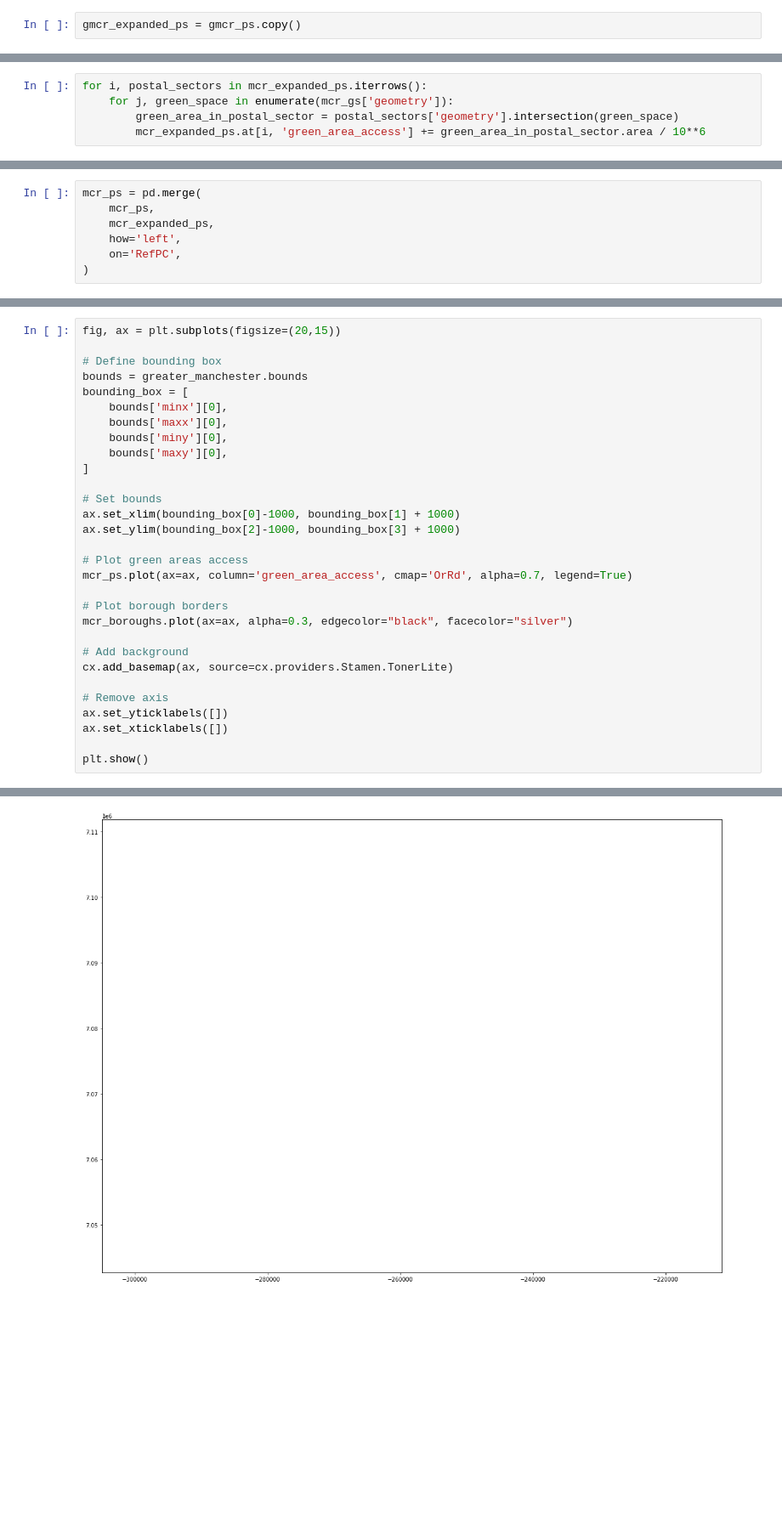
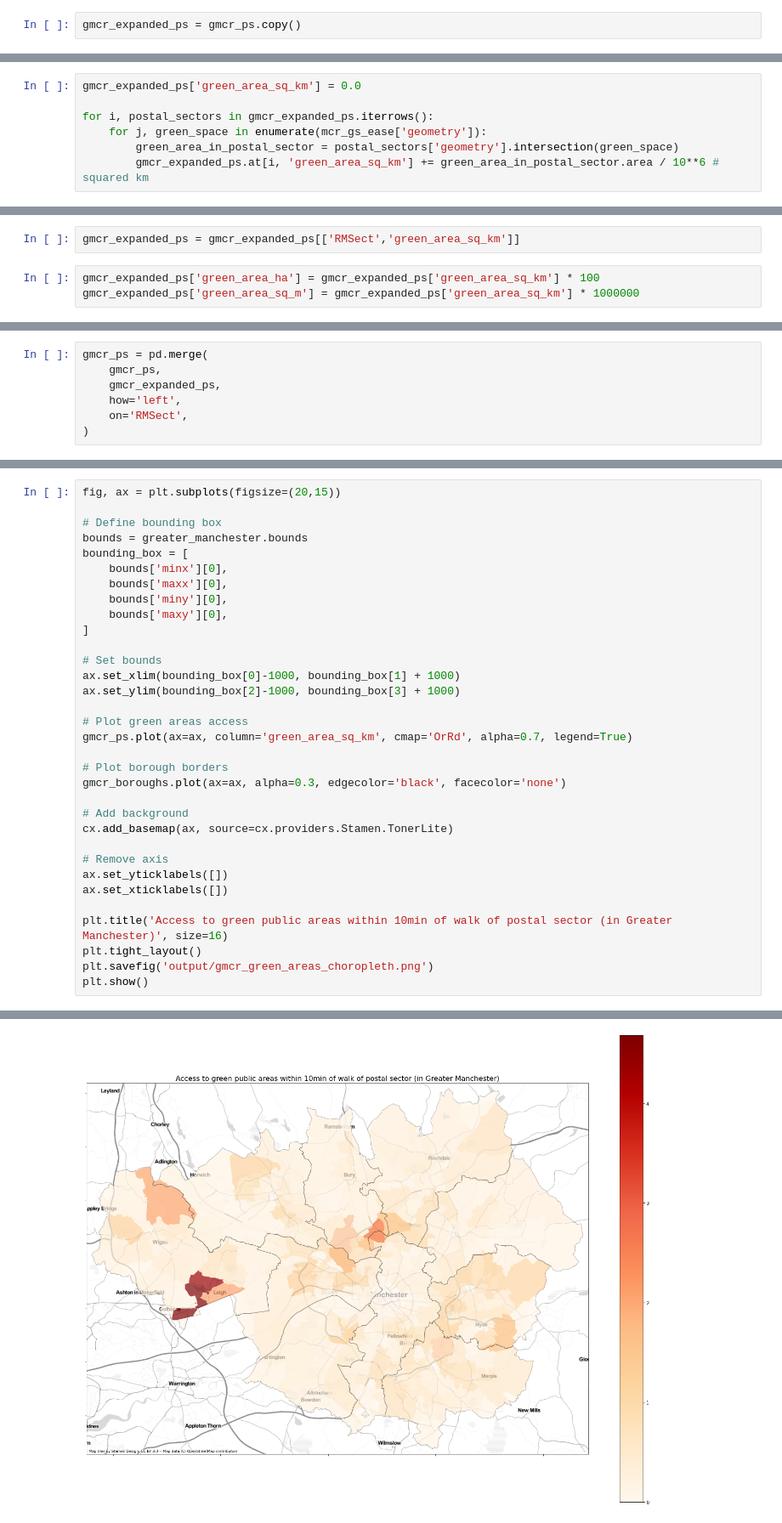
Before and after one commit to neperiana/data-science-projects, a Jupyter notebook: mapping_urban_green_areas/mapping_mcr_green_spaces.ipynb, the cells around one changed output, grey strips where cells are left out. Shown at 85% size. Cells and saved outputs as stored; diff of their text form; blank space fills up the shorter version.

Commit message:
fixing equal area projection

```diff
--- a/mapping_urban_green_areas/mapping_mcr_green_spaces.ipynb
+++ b/mapping_urban_green_areas/mapping_mcr_green_spaces.ipynb
@@ -303,5 +303,7 @@ mcr_expanded_ps.head()
 # %%
-for i, postal_sectors in mcr_expanded_ps.iterrows():
-    for j, green_space in enumerate(mcr_gs['geometry']):
+gmcr_expanded_ps['green_area_sq_km'] = 0.0
+
+for i, postal_sectors in gmcr_expanded_ps.iterrows():
+    for j, green_space in enumerate(mcr_gs_ease['geometry']):
         green_area_in_postal_sector = postal_sectors['geometry'].intersection(green_space)
-        mcr_expanded_ps.at[i, 'green_area_access'] += green_area_in_postal_sector.area / 10**6
+        gmcr_expanded_ps.at[i, 'green_area_sq_km'] += green_area_in_postal_sector.area / 10**6 # squared km
@@ -309,0 +310,5 @@ mcr_expanded_ps = mcr_expanded_ps[['RefPC','green_area_access']]
+# %%
+gmcr_expanded_ps = gmcr_expanded_ps[['RMSect','green_area_sq_km']]
+# %%
+gmcr_expanded_ps['green_area_ha'] = gmcr_expanded_ps['green_area_sq_km'] * 100
+gmcr_expanded_ps['green_area_sq_m'] = gmcr_expanded_ps['green_area_sq_km'] * 1000000
@@ -324,7 +333,7 @@ mcr_expanded_ps.sort_values(by='green_area_access', ascending=False).head(10)
 # %%
-mcr_ps = pd.merge(
-    mcr_ps,
-    mcr_expanded_ps,
+gmcr_ps = pd.merge(
+    gmcr_ps,
+    gmcr_expanded_ps,
     how='left',
-    on='RefPC',
+    on='RMSect',
 )
@@ -345,10 +356,10 @@ ax.set_xlim(bounding_box[0]-1000, bounding_box[1] + 1000)
 ax.set_ylim(bounding_box[2]-1000, bounding_box[3] + 1000)
 
 # Plot green areas access
-mcr_ps.plot(ax=ax, column='green_area_access', cmap='OrRd', alpha=0.7, legend=True)
+gmcr_ps.plot(ax=ax, column='green_area_sq_km', cmap='OrRd', alpha=0.7, legend=True)
 
 # Plot borough borders
-mcr_boroughs.plot(ax=ax, alpha=0.3, edgecolor="black", facecolor="silver")
+gmcr_boroughs.plot(ax=ax, alpha=0.3, edgecolor='black', facecolor='none')
 
 # Add background
 cx.add_basemap(ax, source=cx.providers.Stamen.TonerLite)
@@ -357,5 +368,8 @@ cx.add_basemap(ax, source=cx.providers.Stamen.TonerLite)
 ax.set_yticklabels([])
 ax.set_xticklabels([])
 
+plt.title('Access to green public areas within 10min of walk of postal sector (in Greater Manchester)', size=16)
+plt.tight_layout()
+plt.savefig('output/gmcr_green_areas_choropleth.png')
 plt.show()
 # %% [output]
@@ -363,4 +376,4 @@ NameError: name 'mcr_ps' is not defined
-[figure, old version]
+[figure, new version]
 # %% [markdown]
 Acknowledgements:
 * Contains OS data © Crown copyright and database right 2021.
```
Also changed, not shown: parts of 23 cells of this notebook, 1 other file.
